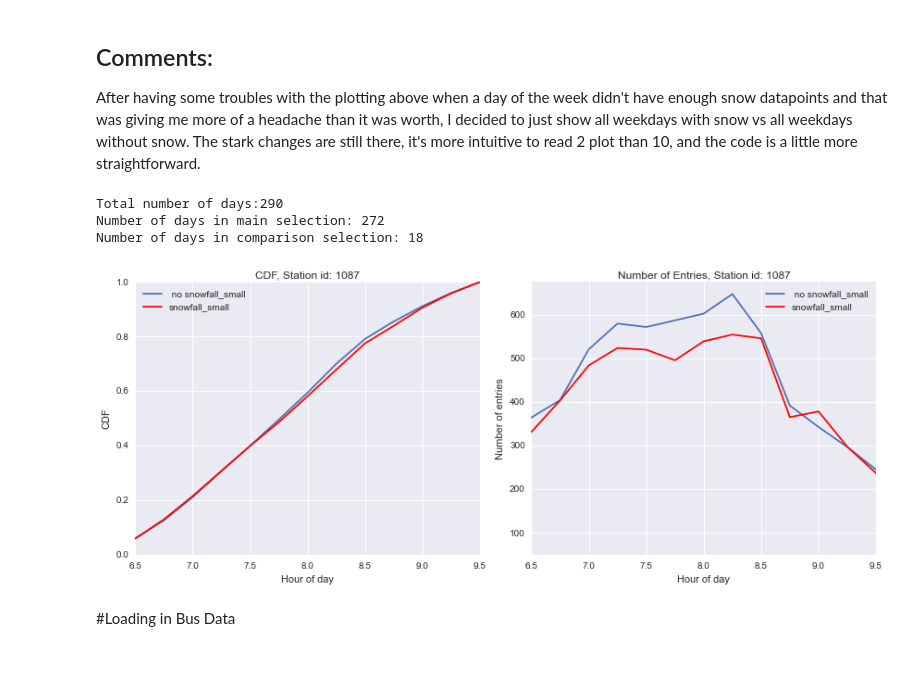
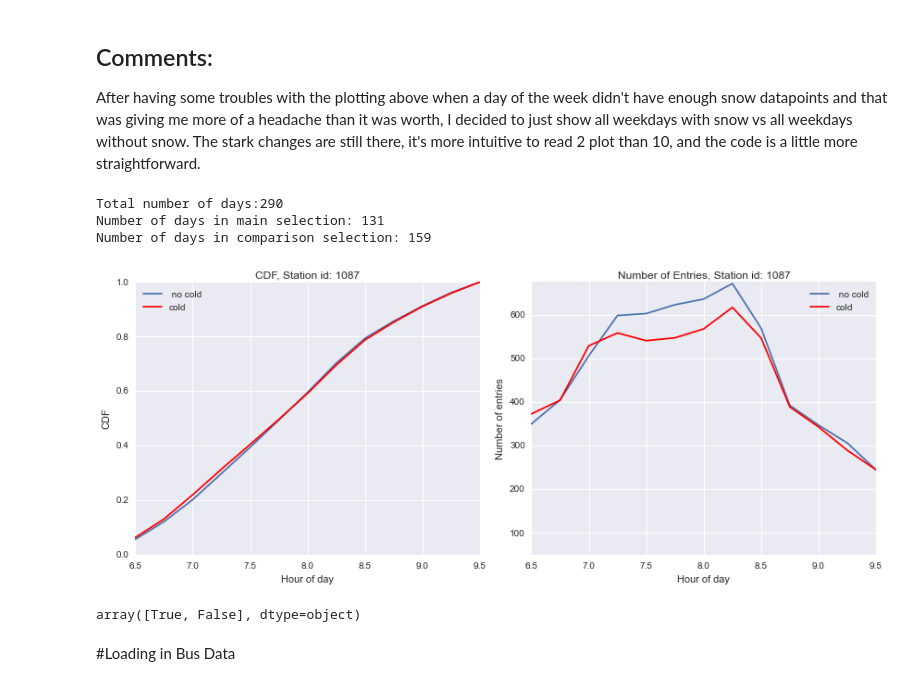
Before and after one commit to azampagl/harvard-capstone, a Jupyter notebook: src/exploration/GateCount_exploratory_fil.ipynb, the cells around one changed output. Cells and saved outputs as stored; diff of their text form; code cells hidden in the pictures.

```diff
--- a/src/exploration/GateCount_exploratory_fil.ipynb
+++ b/src/exploration/GateCount_exploratory_fil.ipynb
@@ -835,37 +844,41 @@ def fil_try(stat_id,display_stat='CDF', comparison_col=False):
         title=""
     else:
         title=" no "+comparison_col
 
     # Always going to plot current, need to check whether to plot a comparison
     # Stat to-be-displayed is CDF by default
     ax[0].plot( current.index, current[display_stat],label=title)
     if((comparison_col!=False)):
         ax[0].plot( current_comp.index, current_comp[display_stat],color='r',label=comparison_col)
 
     ax[0].set_ylabel(display_stat)
     ax[0].set_xlabel('Hour of day')
     ax[0].set_title(display_stat+", Station id: "+str(stat_id))
     ax[0].legend(loc="upper left")
 
     ax[1].plot( agg_mean.index, agg_mean['entries'],label=title)
     if((comparison_col!=False)):
         ax[1].plot(agg_mean_comp.index, agg_mean_comp['entries'],color='r',label=comparison_col)
 
     ax[1].set_ylabel("Number of entries")
     ax[1].set_ylim([50,675])
     ax[1].set_xlabel('Hour of day')
     ax[1].set_title("Number of Entries, Station id: "+str(stat_id))
     ax[1].legend(loc="upper right")
 
     return current
 
 # Kenmore ID: 1009
-c=fil_try(1087,'CDF','snowfall_small')
+c=fil_try(1087,'CDF','cold')
 # %% [output]
 Total number of days:290
-Number of days in main selection: 272
-Number of days in comparison selection: 18
+Number of days in main selection: 131
+Number of days in comparison selection: 159
-[figure, old version]
+[figure, new version]
+# %%
+gate_count['cold'].unique()
+# %% [output]
+array([True, False], dtype=object)
 # %% [markdown]
 #Loading in Bus Data
 # %%
```
Also changed, not shown: parts of 1 cell of this notebook.
